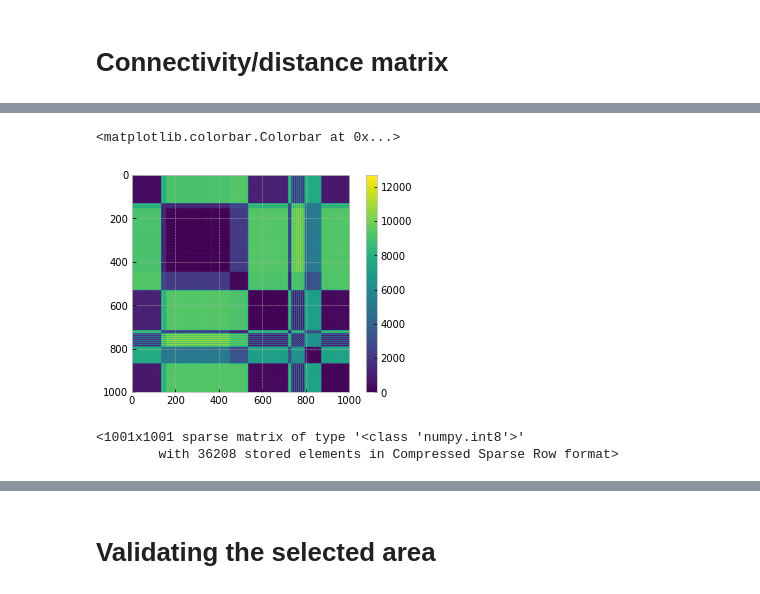
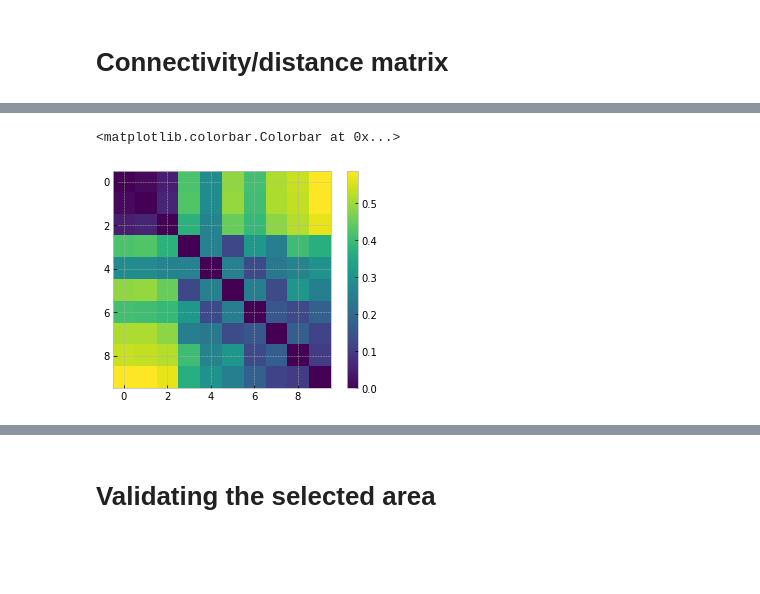
Before and after one commit to efratmag/ports-mapping-using-behavioral-vessel-data, a Jupyter notebook: dev_experiments/[Dev] Sparse distance function and connected components.ipynb, the cells around one changed output, grey strips where cells are left out. Saved outputs shown, nothing was run; the diff lists cells and outputs as text; code cells hidden in the pictures; blank space fills up the shorter version.

Commit message:
Sparse connectivity matrix calculation.

```diff
--- a/dev_experiments/[Dev] Sparse distance function and connected components.ipynb
+++ b/dev_experiments/[Dev] Sparse distance function and connected components.ipynb
@@ -46,6 +55,8 @@ Data columns (total 4 columns):
  3   lambda  1494055 non-null  float64
 dtypes: float64(4)
 memory usage: 45.6 MB
+# %%
+locations = locations.sort_values(by="lon")
 # %%
 locs = gpd.GeoDataFrame(locations,
                         geometry=gpd.points_from_xy(locations["lon"], locations["lat"]))
@@ -68,7 +112,7 @@ def measure_time(df, f, ns=np.logspace(9, 14, 6, base=2)):
 # %%
 R0 = 6378.1
 
-@jit(nogil=True, parallel=True)
+@jit(parallel=True)
 def haversine_distances_parallel(d):
     """Numba version of haversine distance."""
 
@@ -85,17 +129,24 @@ def haversine_distances_parallel(d):
     return R0 * dist_mat
 
 
-@jit(nogil=True)
-def haversine_distance(x, y):
+@jit
+def longitude_distance(x1, x2):
+    """Numba version of logitude distance."""
+
+    return R0 * np.abs(x1 - x2)
+
+
+@jit
+def haversine_distance(x1, y1, x2, y2):
     """Single pair Numba version of haversine distance."""
 
-    sin_0 = np.sin(0.5 * (x[0] - y[0]))
-    sin_1 = np.sin(0.5 * (x[1] - y[1]))
-    cos_0 = np.cos(x[0]) * np.cos(y[0])
+    sin_0 = np.sin(0.5 * (x1 - x2))
+    sin_1 = np.sin(0.5 * (y1 - y2))
+    cos_0 = np.cos(x1) * np.cos(y1)
     return 2 * R0 * np.arcsin(np.sqrt(sin_0 * sin_0 + cos_0 * sin_1 * sin_1))
 
 
-@jit(nogil=True)
+@jit
 def get_ci(d, thr):
     """Calculate connectivity indices in a JIT-compiled way."""
 
@@ -104,18 +155,31 @@ def get_ci(d, thr):
 
     for i in range(d.shape[0]):
         for j in range(i+1, d.shape[0]):
-            distance = haversine_distance(d[i], d[j])
+            distance = haversine_distance(d[i, 0], d[i, 1], d[j, 0], d[j, 1])
+            lon_distance = longitude_distance(d[i, 1], d[j, 1])
 
             if distance <= thr:
                 lpairs.extend([i, j])
                 rpairs.extend([j, i])
+            if lon_distance > thr:
+                break
     return np.array(lpairs), np.array(rpairs)
 
 
-def get_cm(coords, distance_thr):
+def get_haversine_distance(coords, phi_col="phi", lambda_col="lambda"):
     """Calculate connectivity matrix."""
 
-    lpairs, rpairs = get_ci(coords, distance_thr)
+    coords_raw = np.array(coords[[phi_col, lambda_col]], order="C")
+
+    return haversine_distances_parallel(coords_raw)
+
+
+def get_connectivity_matrix(coords, distance_thr, phi_col="phi", lambda_col="lambda"):
+    """Calculate connectivity matrix."""
+
+    coords_raw = np.array(coords[[phi_col, lambda_col]], order="C")
+
+    lpairs, rpairs = get_ci(coords_raw, distance_thr)
     return csr_matrix((np.ones(len(lpairs), dtype=np.int8), (lpairs, rpairs)),
                       shape=(coords.shape[0], coords.shape[0]),
                       dtype=np.int8)
@@ -143,11 +255,6 @@ locs[:10000].plot()
 # %%
-plt.imshow(haversine_distances_parallel(locations.loc[:1000, ["phi", "lambda"]].values))
+plt.imshow(get_haversine_distance(locations.iloc[:10]))
 plt.colorbar()
 # %% [output]
 <matplotlib.colorbar.Colorbar at 0x...>
-[figure, old version]
+[figure, new version]
-# %%
-get_cm(locations.loc[:1000, ["phi", "lambda"]].values, 20)
-# %% [output]
-<1001x1001 sparse matrix of type '<class 'numpy.int8'>'
-        with 36208 stored elements in Compressed Sparse Row format>
```
Also changed, not shown: parts of 47 cells of this notebook.
